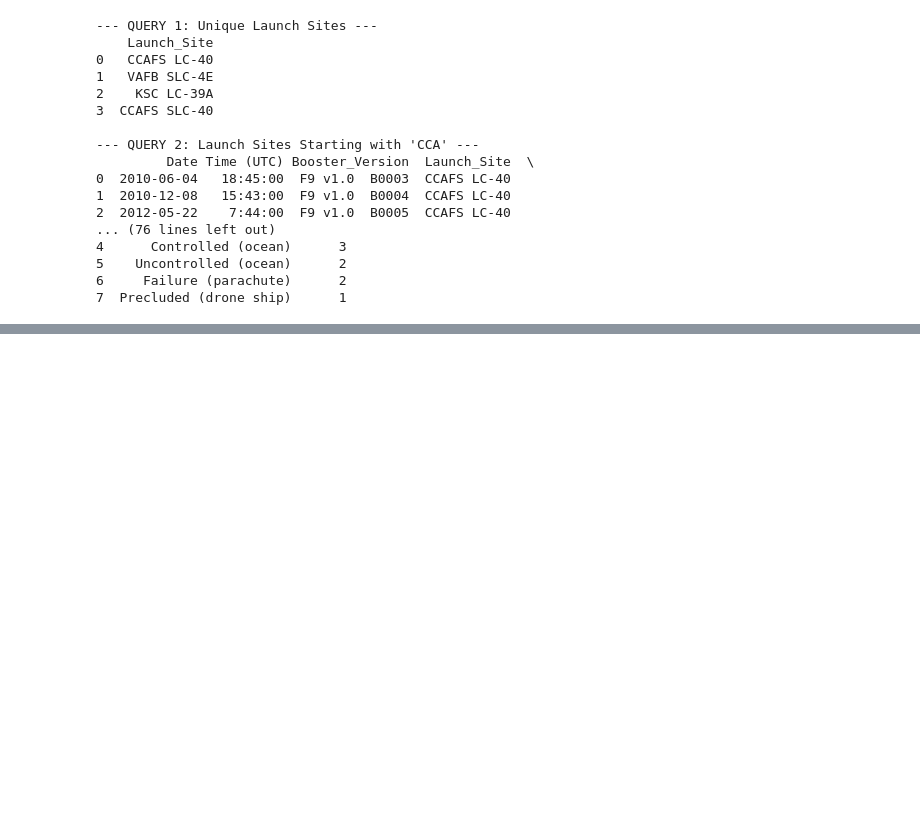
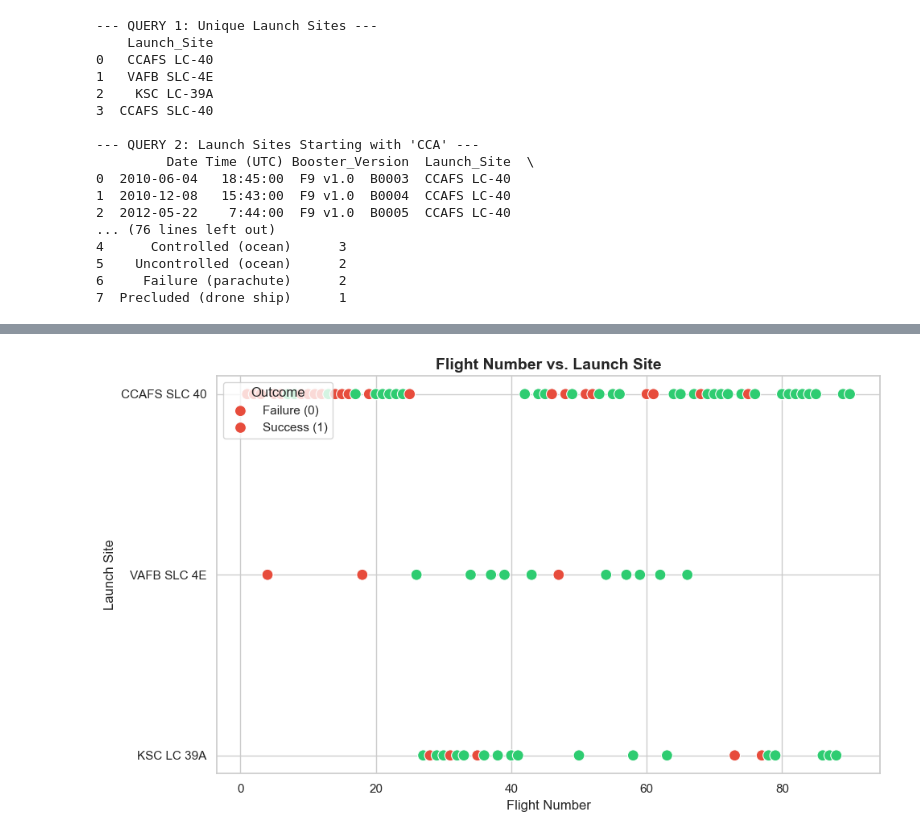
Before and after one commit to keltonyAquino/IBM-Data-Science-Capstone, a Jupyter notebook: PROJECT_SPACEX.ipynb, the cells around one changed output, grey strips where cells are left out. Cells and saved outputs as stored; diff of their text form; code cells hidden in the pictures; blank space fills up the shorter version.

```diff
--- a/PROJECT_SPACEX.ipynb
+++ b/PROJECT_SPACEX.ipynb
@@ -170,0 +816,32 @@ conn.close()
+# %%
+import pandas as pd
+import matplotlib.pyplot as plt
+import seaborn as sns
+
+# Carregar dataset
+df = pd.read_csv("https://cf-courses-data.s3.us.cloud-object-storage.appdomain.cloud/IBM-DS0321EN-SkillsNetwork/datasets/dataset_part_2.csv")
+
+# Configurar estilo
+plt.figure(figsize=(10, 6))
+sns.set_theme(style="whitegrid")
+
+# Gerar Scatter Plot de Flight Number vs Launch Site
+sns.scatterplot(
+    data=df,
+    x="FlightNumber",
+    y="LaunchSite",
+    hue="Class",
+    palette={0: "#E74C3C", 1: "#2ECC71"},
+    s=100
+)
+
+plt.title("Flight Number vs. Launch Site", fontsize=14, fontweight='bold')
+plt.xlabel("Flight Number", fontsize=12)
+plt.ylabel("Launch Site", fontsize=12)
+plt.legend(title="Outcome", labels=["Failure (0)", "Success (1)"], loc="upper left")
+
+plt.tight_layout()
+plt.savefig("flight_vs_launchsite.png", dpi=300)
+plt.show()
+# %% [output]
+[figure, added]
```
Also changed, not shown: parts of 38 cells of this notebook, 9 other files.
